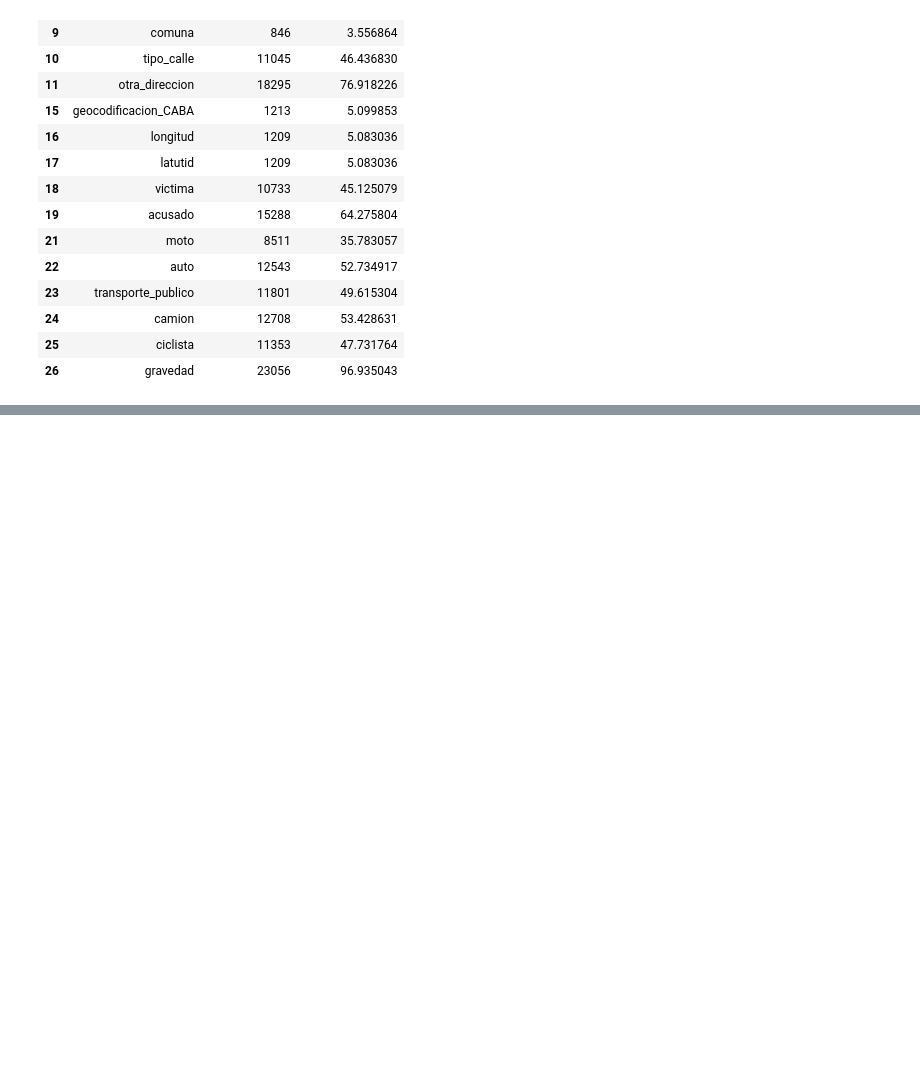
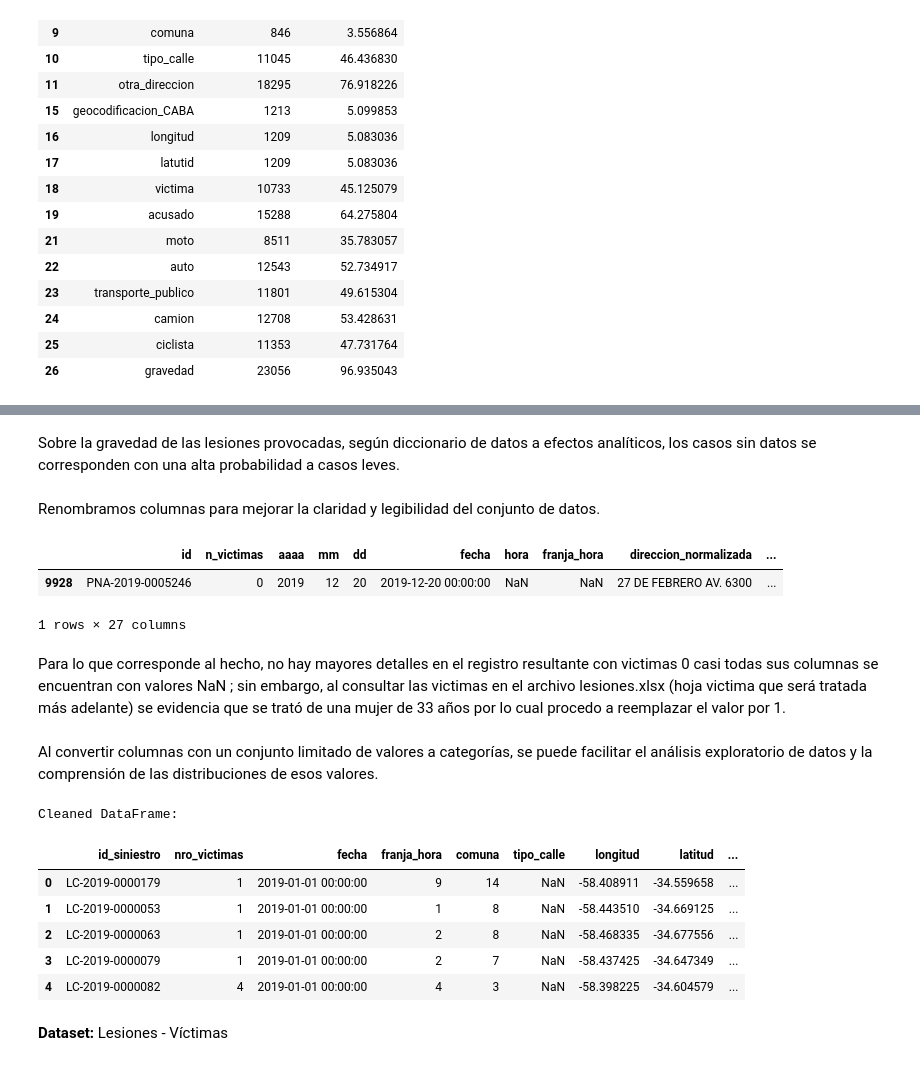
Before and after one commit to Gabbriela07/segundo_integrador_henry, a Jupyter notebook: Archivos_note/01-ETL.ipynb, the cells around one changed output, grey strips where cells are left out. Cells and saved outputs as stored; diff of their text form; code cells hidden in the pictures; blank space fills up the shorter version.

Commit message:
Agregar nuevos archivos y modificaciones

```diff
--- a/Archivos_note/01-ETL.ipynb
+++ b/Archivos_note/01-ETL.ipynb
@@ -364,0 +380,2 @@ l_hechos_df.replace(['SD','sd'], np.nan, inplace=True)
+# %% [markdown]
+Sobre la gravedad de las lesiones provocadas, según diccionario de datos a efectos analíticos, los casos sin datos se corresponden con una alta probabilidad a casos leves.
@@ -364,0 +387,13 @@ l_hechos_df.replace(['SD','sd'], np.nan, inplace=True)
+# %% [markdown]
+Renombramos columnas para mejorar la claridad y legibilidad del conjunto de datos.
+# %%
+# Confirmo la existencia de valor igual a 0 en nro_victimas
+
+registros_nro_victimas_0 = l_hechos_df[l_hechos_df['n_victimas'] == 0]
+registros_nro_victimas_0
+# %% [output]
+|  | id | n_victimas | aaaa | mm | dd | fecha | hora | franja_hora | direccion_normalizada | ... |
+| 9928 | PNA-2019-0005246 | 0 | 2019 | 12 | 20 | 2019-12-20 00:00:00 | NaN | NaN | 27 DE FEBRERO AV. 6300 | ... |
+1 rows × 27 columns
+# %% [markdown]
+Para lo que corresponde al hecho, no hay mayores detalles en el registro resultante con victimas 0 casi todas sus columnas se encuentran con valores NaN ; sin embargo, al consultar las victimas en el archivo lesiones.xlsx (hoja victima que será tratada más adelante) se evidencia que se trató de una mujer de 33 años por lo cual procedo a reemplazar el valor por 1.
@@ -364,0 +406,41 @@ l_hechos_df.replace(['SD','sd'], np.nan, inplace=True)
+# %%
+# Convertir a flotante
+
+columns_to_float = [ 'latitud', 'longitud']
+# %%
+# Convertir a entero
+
+columns_to_int = [ 'nro_victimas', 'franja_hora', 'comuna']
+# %%
+# Categorización de columnas
+
+columns_to_categorize = ['franja_hora', 'tipo_calle', 'comuna', 'vehiculo_victima', 'vehiculo_acusado', 'gravedad']
+# %% [markdown]
+Al convertir columnas con un conjunto limitado de valores a categorías, se puede facilitar el análisis exploratorio de datos y la comprensión de las distribuciones de esos valores.
+# %%
+# Llamamos a la función 'data_cleaning' para que haga el proceso de limpieza de los datos
+
+l_hechos_dfcleaned = data_cleaning(l_hechos_df,
+                                    strip_spaces=True, # Eliminar espacios en blanco
+                                    lowercase_columns=columns_to_lower, # Convertir a minúsculas
+                                    drop_columns=columns_to_drop,  # Eliminar columnas
+                                    fill_na=fill_na_dict, # Rellenar nulos
+                                    rename_columns=rename_dict,  # Renombrar columnas
+                                    replace_values=values_to_replace, # Reemplazar valores
+                                    convert_to_float=columns_to_float, # Convertir a float
+                                    convert_to_int_columns=columns_to_int, #Conversión entero
+                                    categorize_columns=columns_to_categorize # Categorizar columnas
+                                   )
+# %%
+print("\nCleaned DataFrame:")
+l_hechos_dfcleaned.head()
+# %% [output]
+Cleaned DataFrame:
+|  | id_siniestro | nro_victimas | fecha | franja_hora | comuna | tipo_calle | longitud | latitud | ... |
+| 0 | LC-2019-0000179 | 1 | 2019-01-01 00:00:00 | 9 | 14 | NaN | -58.408911 | -34.559658 | ... |
+| 1 | LC-2019-0000053 | 1 | 2019-01-01 00:00:00 | 1 | 8 | NaN | -58.443510 | -34.669125 | ... |
+| 2 | LC-2019-0000063 | 1 | 2019-01-01 00:00:00 | 2 | 8 | NaN | -58.468335 | -34.677556 | ... |
+| 3 | LC-2019-0000079 | 1 | 2019-01-01 00:00:00 | 2 | 7 | NaN | -58.437425 | -34.647349 | ... |
+| 4 | LC-2019-0000082 | 4 | 2019-01-01 00:00:00 | 4 | 3 | NaN | -58.398225 | -34.604579 | ... |
+# %% [markdown]
+__Dataset:__ Lesiones - Víctimas
```
Also changed, not shown: parts of 32 cells of this notebook, 2 other files.
